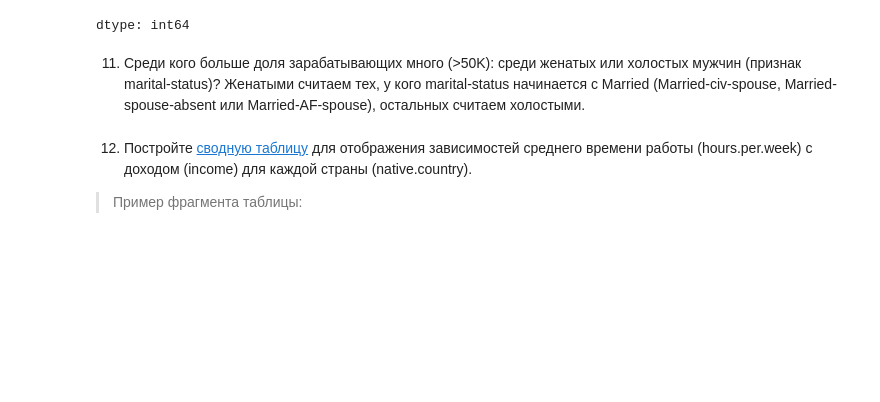
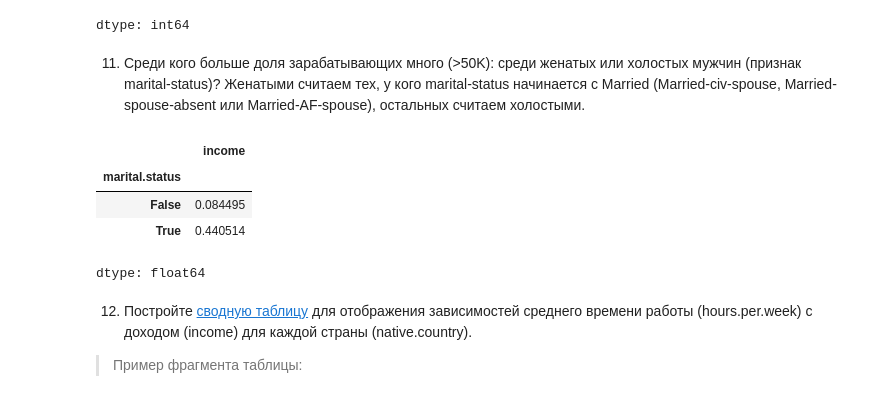
Before and after one commit to ilyak0n/comp_math, a Jupyter notebook: 5. Библиотека Pandas. Визуальный анализ данных/Практическая_работа_№5_Библиотека_Pandas.ipynb, the cells around one changed output. Drawn from its saved outputs; the diff is of its cells as text; code cells hidden in the pictures; blank space fills up the shorter version.

```diff
--- a/5. Библиотека Pandas. Визуальный анализ данных/Практическая_работа_№5_Библиотека_Pandas.ipynb
+++ b/5. Библиотека Pandas. Визуальный анализ данных/Практическая_работа_№5_Библиотека_Pandas.ipynb
@@ -204,6 +204,14 @@ df.groupby('education')['income'].value_counts()
 dtype: int64
 # %% [markdown]
 11) Среди кого больше доля зарабатывающих много (>50K): среди женатых или холостых мужчин (признак marital-status)? Женатыми считаем тех, у кого marital-status начинается с Married (Married-civ-spouse, Married-spouse-absent или Married-AF-spouse), остальных считаем холостыми.
+# %%
+df[df['sex'] == ' Male'].groupby(df['marital.status'].str.split('-').str[0] == ' Married')['income'].apply(lambda x: (x == ' >50K').mean())
+# %% [output]
+|  | income |
+| marital.status |  |
+| False | 0.084495 |
+| True | 0.440514 |
+dtype: float64
 # %% [markdown]
 12) Постройте [сводную таблицу](https://pandas.pydata.org/pandas-docs/stable/reference/api/pandas.pivot_table.html) для отображения зависимостей среднего времени работы (hours.per.week) с доходом (income) для каждой страны (native.country).
 
```
Also changed, not shown: parts of 3 cells of this notebook.
